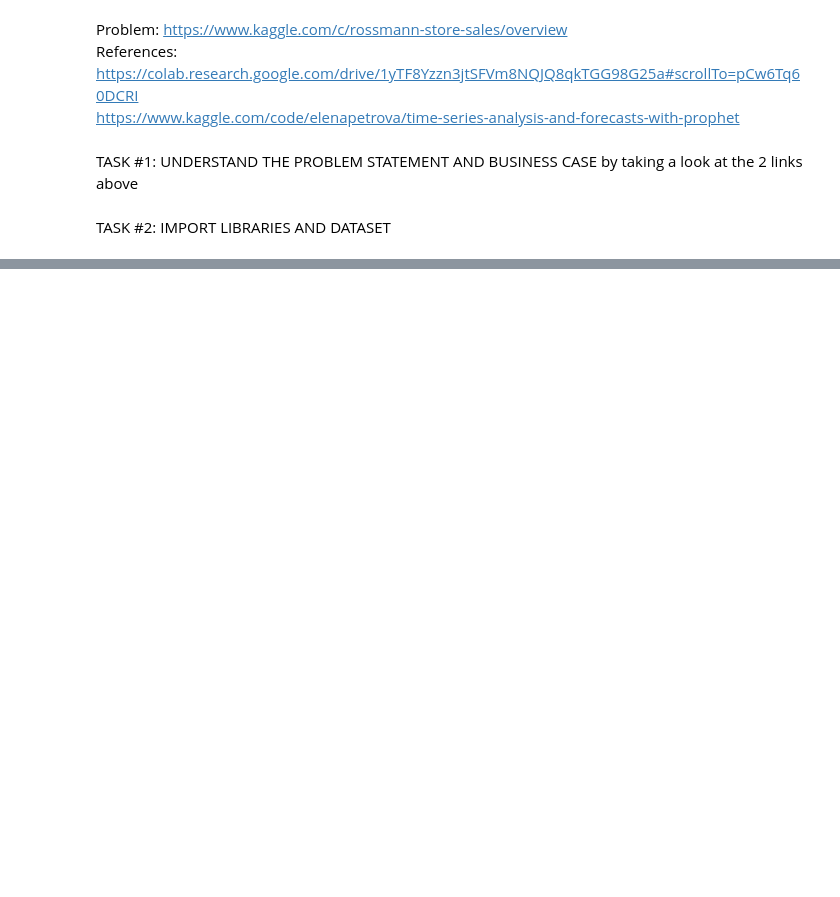
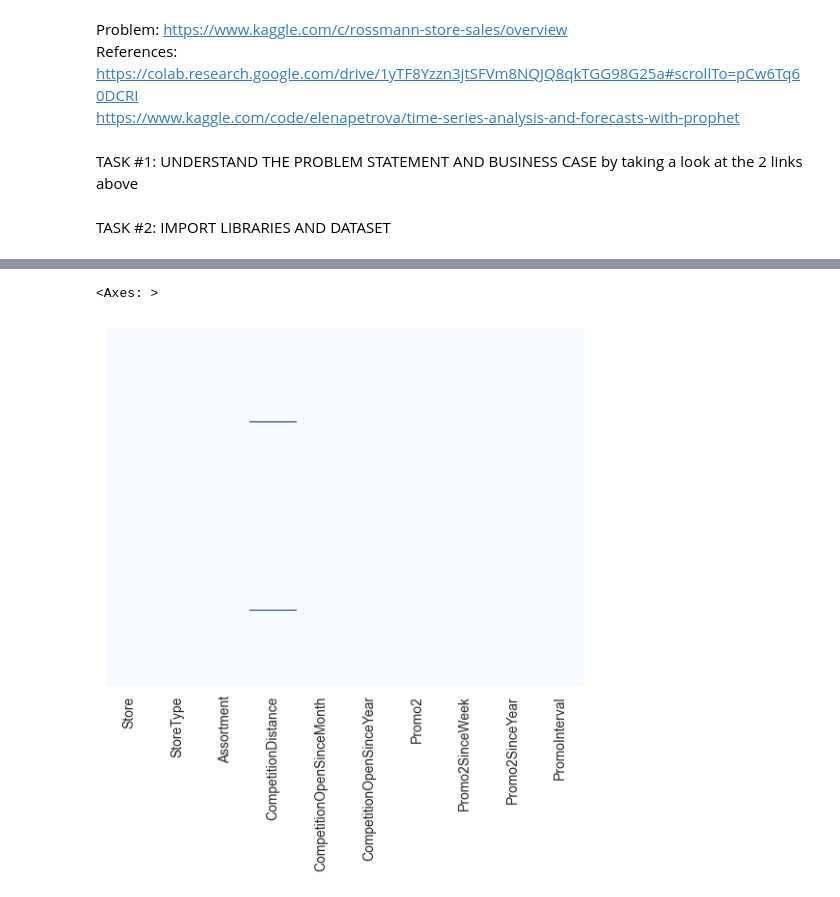
Before and after one commit to ToanNV/bps-asm, a Jupyter notebook: asm2/rossmann_store_sales_solution.ipynb, the cells around one changed output, grey strips where cells are left out. Drawn from its saved outputs; the diff is of its cells as text; code cells hidden in the pictures; blank space fills up the shorter version.

```diff
--- a/asm2/rossmann_store_sales_solution.ipynb
+++ b/asm2/rossmann_store_sales_solution.ipynb
@@ -57,0 +280,5 @@ Name: count, dtype: int64
+# %%
+ sns.heatmap(store_info_df.isnull(), yticklabels = False, cbar = False, cmap="Blues")
+# %% [output]
+<Axes: >
+[figure, added]
```
Also changed, not shown: parts of 34 cells of this notebook.
